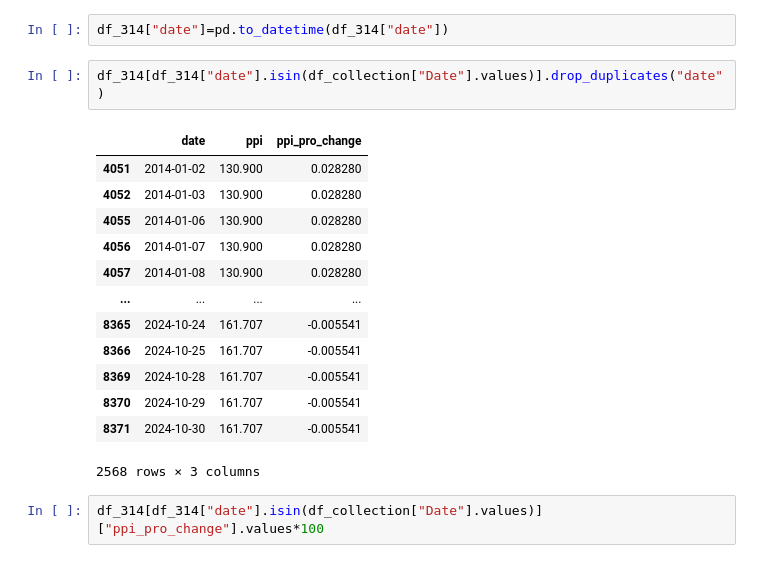
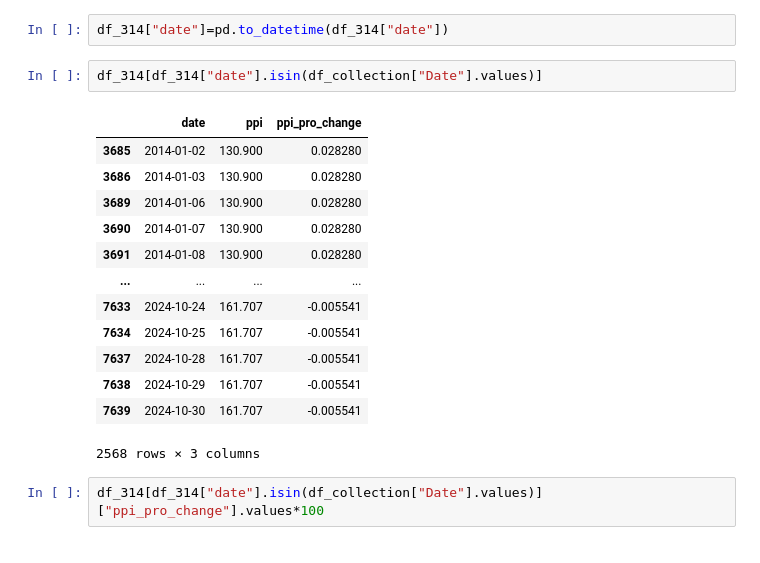
Before and after one commit to YCoeusZ/industrial-resources-and-its-impact, a Jupyter notebook: data/processing/PD05/pd05_including_monthly_values.ipynb, the cells around one changed output. Saved outputs shown, nothing was run; the diff lists cells and outputs as text.

```diff
--- a/data/processing/PD05/pd05_including_monthly_values.ipynb
+++ b/data/processing/PD05/pd05_including_monthly_values.ipynb
@@ -9,20 +25,20 @@ df_314=pd.read_csv("../../processed/PPI314(03-25).csv")
 # %%
 df_314["date"]=pd.to_datetime(df_314["date"])
 # %%
-df_314[df_314["date"].isin(df_collection["Date"].values)].drop_duplicates("date")
+df_314[df_314["date"].isin(df_collection["Date"].values)]
 # %% [output]
 |  | date | ppi | ppi_pro_change |
-| 4051 | 2014-01-02 | 130.900 | 0.028280 |
-| 4052 | 2014-01-03 | 130.900 | 0.028280 |
-| 4055 | 2014-01-06 | 130.900 | 0.028280 |
-| 4056 | 2014-01-07 | 130.900 | 0.028280 |
-| 4057 | 2014-01-08 | 130.900 | 0.028280 |
+| 3685 | 2014-01-02 | 130.900 | 0.028280 |
+| 3686 | 2014-01-03 | 130.900 | 0.028280 |
+| 3689 | 2014-01-06 | 130.900 | 0.028280 |
+| 3690 | 2014-01-07 | 130.900 | 0.028280 |
+| 3691 | 2014-01-08 | 130.900 | 0.028280 |
 | ... | ... | ... | ... |
-| 8365 | 2024-10-24 | 161.707 | -0.005541 |
-| 8366 | 2024-10-25 | 161.707 | -0.005541 |
-| 8369 | 2024-10-28 | 161.707 | -0.005541 |
-| 8370 | 2024-10-29 | 161.707 | -0.005541 |
-| 8371 | 2024-10-30 | 161.707 | -0.005541 |
+| 7633 | 2024-10-24 | 161.707 | -0.005541 |
+| 7634 | 2024-10-25 | 161.707 | -0.005541 |
+| 7637 | 2024-10-28 | 161.707 | -0.005541 |
+| 7638 | 2024-10-29 | 161.707 | -0.005541 |
+| 7639 | 2024-10-30 | 161.707 | -0.005541 |
 2568 rows × 3 columns
 # %%
 df_314[df_314["date"].isin(df_collection["Date"].values)]["ppi_pro_change"].values*100
```
Also changed, not shown: parts of 1 cell of this notebook, 12 other files.
